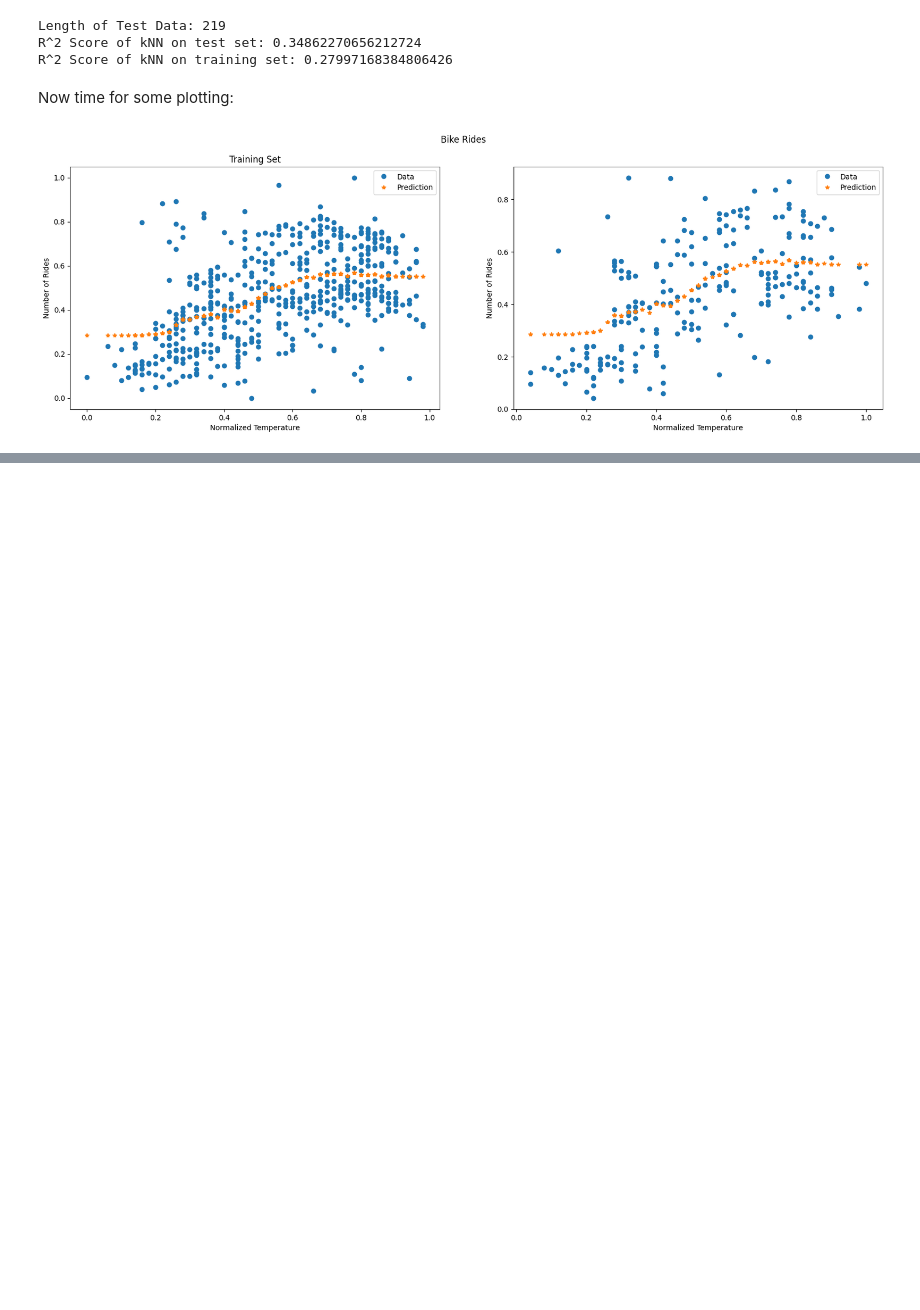
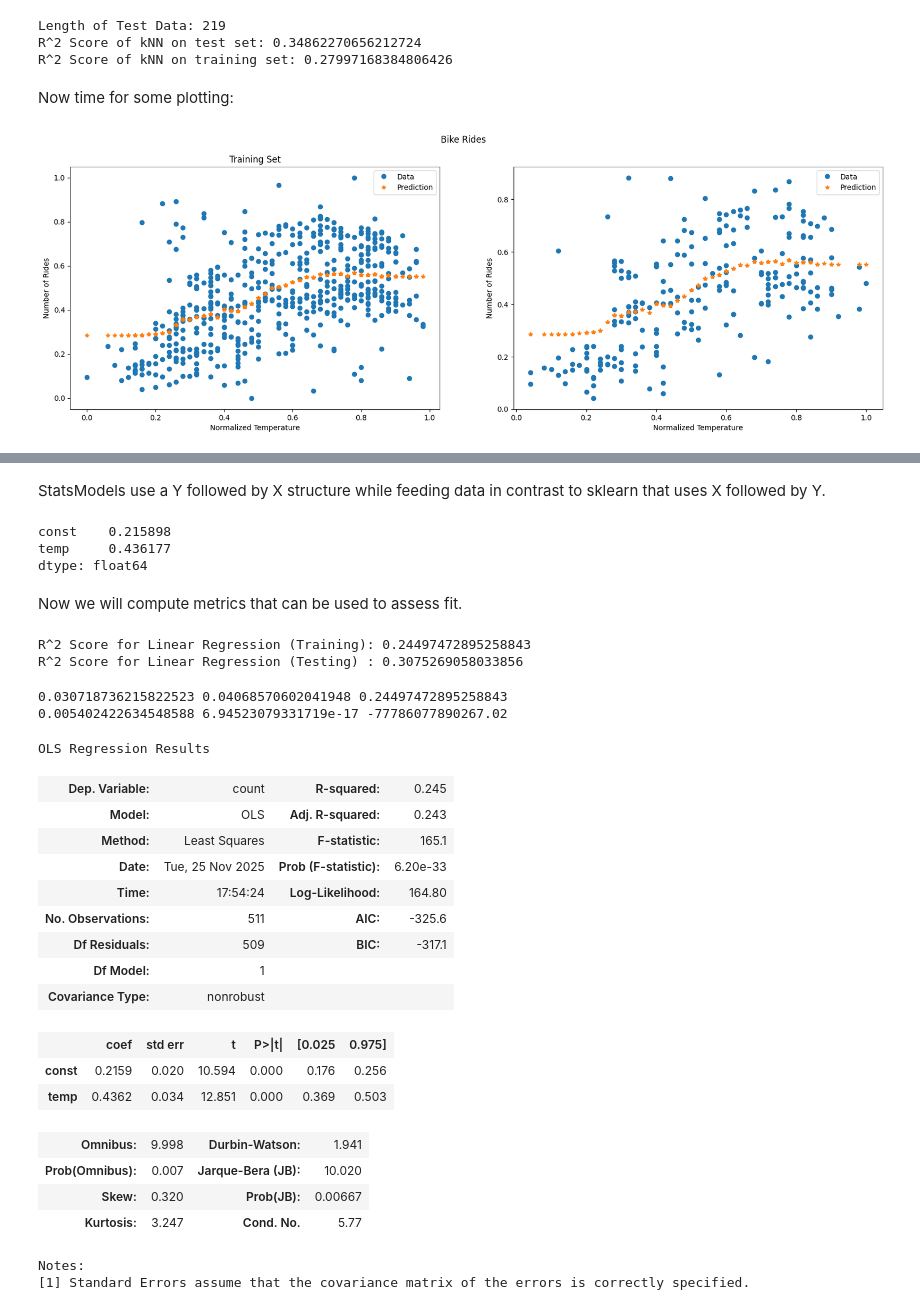
Before and after one commit to crdcamp/lin-reg-application, a Jupyter notebook: references/2_lin_reg_knn_reg_and_inference.ipynb, the cells around one changed output, grey strips where cells are left out. Drawn from its saved outputs; the diff is of its cells as text; code cells hidden in the pictures; blank space fills up the shorter version.

Commit message:
Statsmodels OLS

```diff
--- a/references/2_lin_reg_knn_reg_and_inference.ipynb
+++ b/references/2_lin_reg_knn_reg_and_inference.ipynb
@@ -625,0 +630,69 @@ fig.suptitle("Bike Rides");
+# %%
+x_train, y_train = train_data.drop(["count"], axis=1), train_data["count"]
+x_test, y_test = test_data.drop(["count"], axis=1), test_data["count"]
+
+# Add a constant (remember: scikit automatically includes a constant, not statsmodels)
+x_train_ca = sm.add_constant(x_train)
+x_test_ca = sm.add_constant(x_test)
+# %% [markdown]
+StatsModels use a Y followed by X structure while feeding data in contrast to sklearn that uses X followed by Y.
+# %%
+model = sm.OLS(y_train, x_train_ca)
+results = model.fit()
+print(results.params)
+# %% [output]
+const    0.215898
+temp     0.436177
+dtype: float64
+# %% [markdown]
+Now we will compute metrics that can be used to assess fit.
+# %%
+# NOTICE THAT WE ARE USING THE TEST SET
+print("R^2 Score for Linear Regression (Training):", metrics.r2_score(y_train, results.predict(x_train_ca)))
+print("R^2 Score for Linear Regression (Testing) :", metrics.r2_score(y_test, results.predict(x_test_ca)))
+# %% [output]
+R^2 Score for Linear Regression (Training): 0.24497472895258843
+R^2 Score for Linear Regression (Testing) : 0.3075269058033856
+# %%
+# Find the squared error
+y_pred_train = results.predict(x_train_ca)
+squared_error_train = (y_pred_train - y_train)**2
+
+# Find the MSE
+error_var_train = squared_error_train.mean() # Just so you don't get confused, `var` is for "variable", not "variance"
+sample_var_train = ((y_train - y_train.mean())**2).mean()
+
+y_pred_test = results.predict(x_test_ca)
+squared_error_test = (y_pred_test - y_test)
+
+# Finding the MSE
+error_var_test = squared_error_test.mean()
+sample_var_test = ((y_test - y_test.mean())*2).mean()
+
+print(error_var_train, sample_var_train, 1 - error_var_train/sample_var_train)
+print(error_var_test, sample_var_test, 1 - error_var_test/sample_var_test)
+# %% [output]
+0.030718736215822523 0.04068570602041948 0.24497472895258843
+0.005402422634548588 6.94523079331719e-17 -77786077890267.02
+# %%
+results.summary()
+# %% [output]
+OLS Regression Results
+| Dep. Variable: | count | R-squared: | 0.245 |
+| Model: | OLS | Adj. R-squared: | 0.243 |
+| Method: | Least Squares | F-statistic: | 165.1 |
+| Date: | Tue, 25 Nov 2025 | Prob (F-statistic): | 6.20e-33 |
+| Time: | 17:54:24 | Log-Likelihood: | 164.80 |
+| No. Observations: | 511 | AIC: | -325.6 |
+| Df Residuals: | 509 | BIC: | -317.1 |
+| Df Model: | 1 |  |  |
+| Covariance Type: | nonrobust |  |  |
+|  | coef | std err | t | P>|t| | [0.025 | 0.975] |
+| const | 0.2159 | 0.020 | 10.594 | 0.000 | 0.176 | 0.256 |
+| temp | 0.4362 | 0.034 | 12.851 | 0.000 | 0.369 | 0.503 |
+| Omnibus: | 9.998 | Durbin-Watson: | 1.941 |
+| Prob(Omnibus): | 0.007 | Jarque-Bera (JB): | 10.020 |
+| Skew: | 0.320 | Prob(JB): | 0.00667 |
+| Kurtosis: | 3.247 | Cond. No. | 5.77 |
+Notes:
+[1] Standard Errors assume that the covariance matrix of the errors is correctly specified.
```
Also changed, not shown: parts of 1 cell of this notebook.
